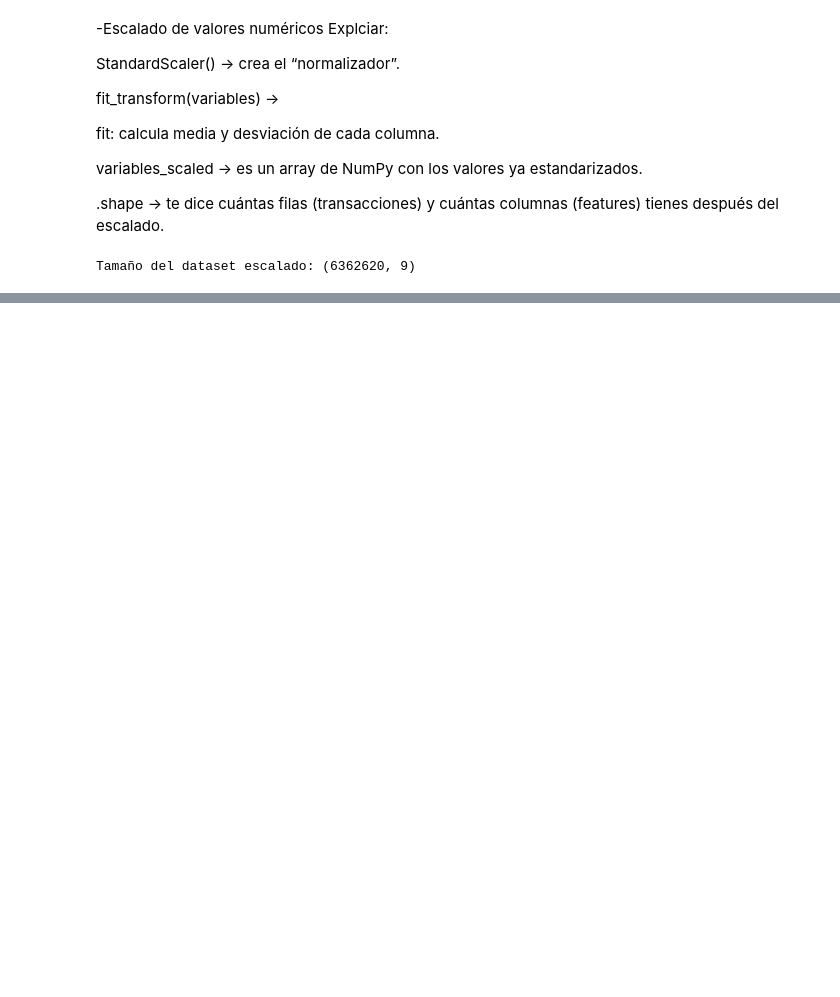
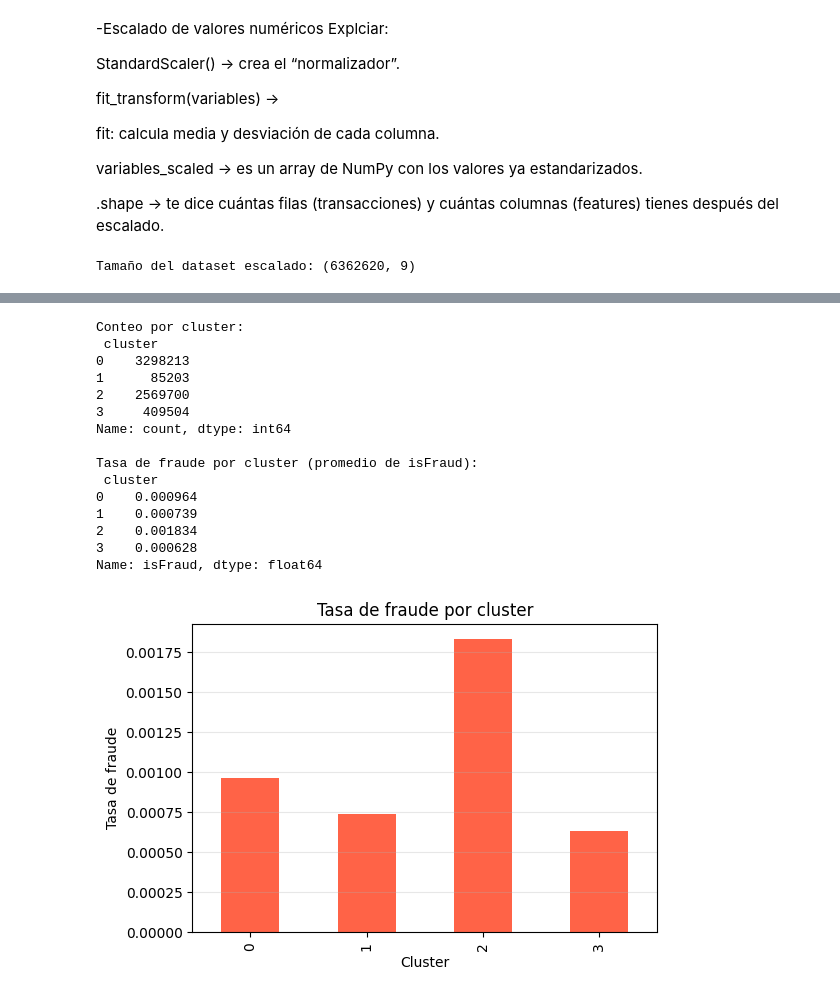
Before and after one commit to SantiagoRR17/BigDataProject, a Jupyter notebook: Alisito2.ipynb, the cells around one changed output, grey strips where cells are left out. Drawn from its saved outputs; the diff is of its cells as text; code cells hidden in the pictures; blank space fills up the shorter version.

```diff
--- a/Alisito2.ipynb
+++ b/Alisito2.ipynb
@@ -324,0 +391,33 @@ cluster
+# %%
+# Tasa de fraude por cluster
+fraud_rate = df.groupby("cluster")["isFraud"].mean().sort_index()
+counts = df["cluster"].value_counts().sort_index()
+
+print("Conteo por cluster:\n", counts)
+print("\nTasa de fraude por cluster (promedio de isFraud):\n", fraud_rate)
+
+# Visual rápido
+plt.figure(figsize=(6,4))
+fraud_rate.plot(kind='bar', color='tomato')
+plt.title('Tasa de fraude por cluster')
+plt.xlabel('Cluster')
+plt.ylabel('Tasa de fraude')
+plt.grid(True, axis='y', alpha=0.3)
+plt.show()
+# %% [output]
+Conteo por cluster:
+ cluster
+0    3298213
+1      85203
+2    2569700
+3     409504
+Name: count, dtype: int64
+
+Tasa de fraude por cluster (promedio de isFraud):
+ cluster
+0    0.000964
+1    0.000739
+2    0.001834
+3    0.000628
+Name: isFraud, dtype: float64
+[figure, added]
```
Also changed, not shown: parts of 9 cells of this notebook.
